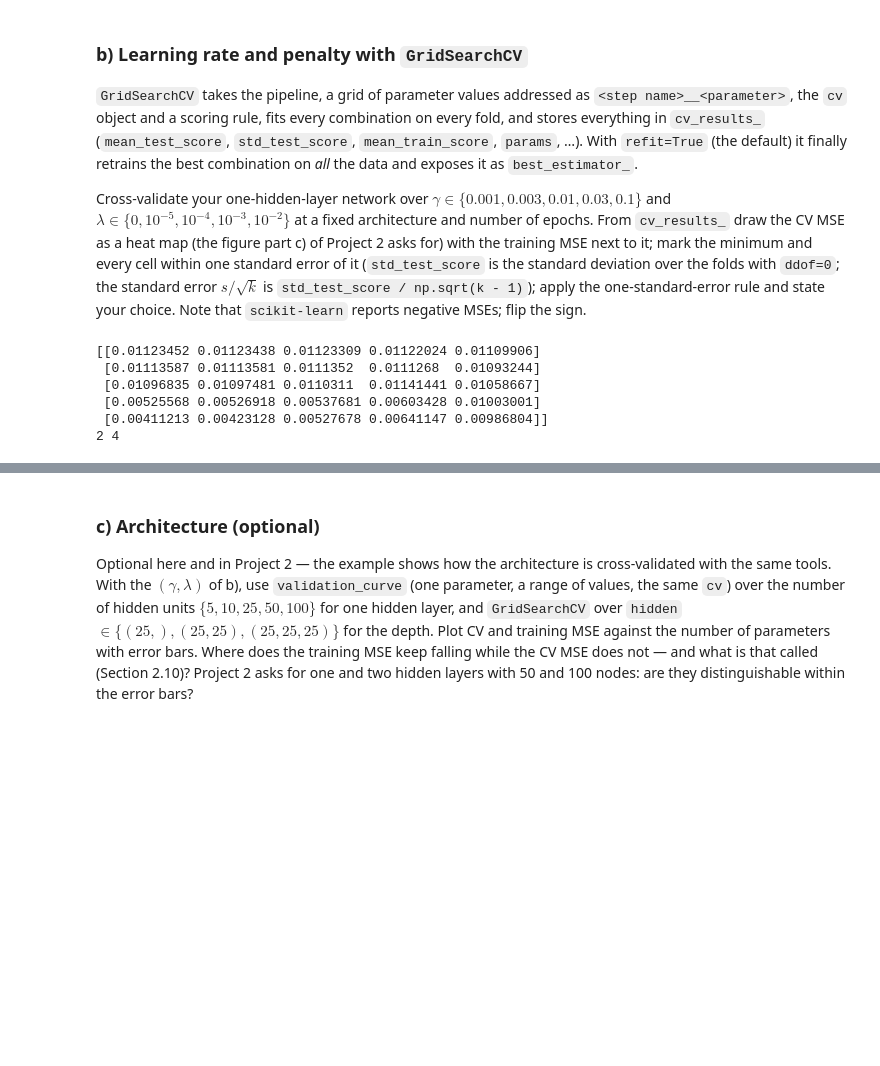
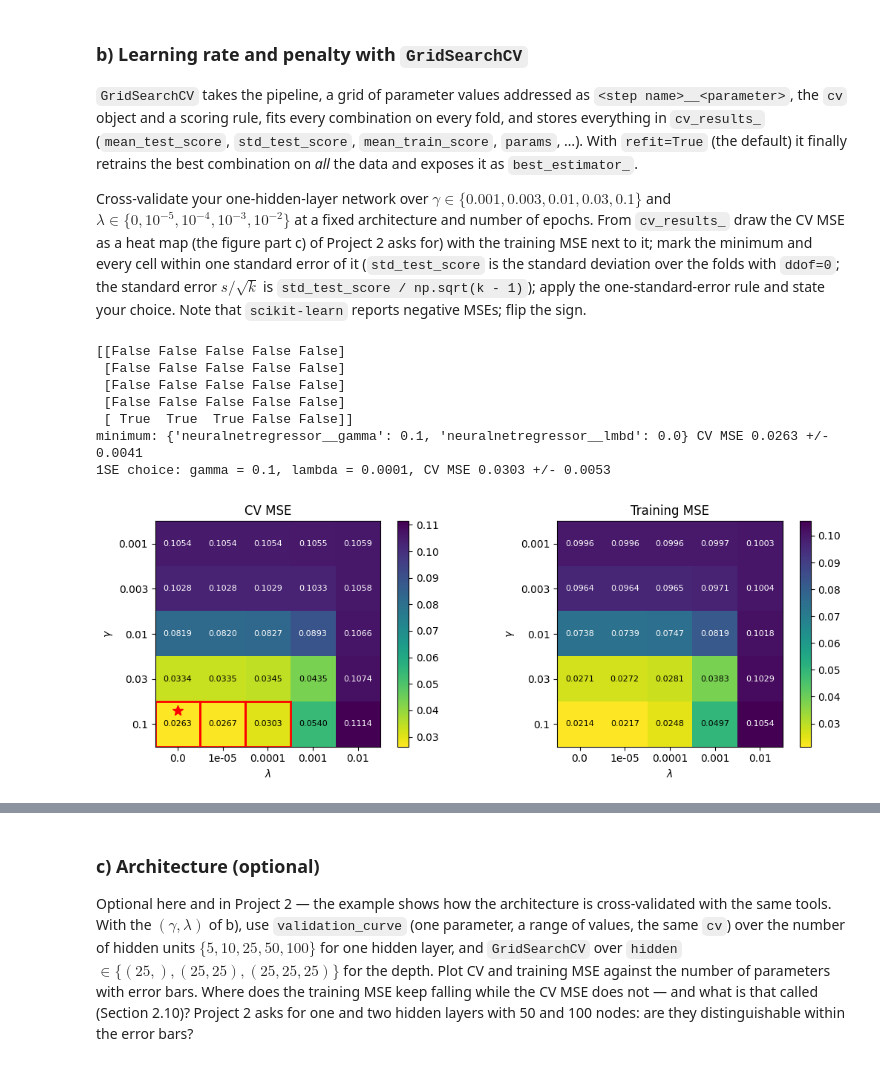
Before and after one commit to carlpd/FYS-STK, a Jupyter notebook: Weekly Excercises/exercisesweek44.ipynb, the cells around one changed output, grey strips where cells are left out. Drawn from its saved outputs; the diff is of its cells as text; code cells hidden in the pictures; blank space fills up the shorter version.

```diff
--- a/Weekly Excercises/exercisesweek44.ipynb
+++ b/Weekly Excercises/exercisesweek44.ipynb
@@ -411,25 +421,52 @@ next to it; mark the minimum and every cell within one standard error of it
 (`std_test_score` is the standard deviation over the folds with `ddof=0`;
 the standard error $s/\sqrt{k}$ is `std_test_score / np.sqrt(k - 1)`); apply the one-standard-error rule and state your choice. Note
 that `scikit-learn` reports negative MSEs; flip the sign.
-# %%
-param_grid = {"neuralnetregressor__gamma": [0.001, 0.003, 0.01, 0.03, 0.1],
-              "neuralnetregressor__lmbd": [0.0, 1e-5, 1e-4, 1e-3, 1e-2]}
-search = GridSearchCV(net, param_grid, cv=cv, scoring="neg_mean_squared_error", return_train_score=True, n_jobs=-1)
-search.fit(X, y)
-results = search.cv_results_          # a dict of arrays, one entry per grid point
-mse = -results["mean_test_score"].reshape(5, 5)
-se = results["std_test_score"].reshape(5, 5) / np.sqrt(cv.get_n_splits() - 1)
-print(se)
-tr = -results["mean_train_score"].reshape(5,5)
-i_best = np.unravel_index(np.argmin(mse), (5,5))
-within = mse <= mse[i_best] + se[i_best]
-cand = [(j, i) for i in range(5) for j in range(5) if within[i, j]]
-j1, i1 = max(cand, key=lambda t: (param_grid["neuralnetregressor__lmbd"][t[0]], -param_grid["neuralnetregressor__gamma"][t[1]]))
-print(j1, i1)
-# %% [output]
-[[0.01123452 0.01123438 0.01123309 0.01122024 0.01109906]
- [0.01113587 0.01113581 0.0111352  0.0111268  0.01093244]
- [0.01096835 0.01097481 0.0110311  0.01141441 0.01058667]
- [0.00525568 0.00526918 0.00537681 0.00603428 0.01003001]
- [0.00411213 0.00423128 0.00527678 0.00641147 0.00986804]]
-2 4
+# %%
+param_grid = {"neuralnetregressor__gamma": [0.001, 0.003, 0.01, 0.03, 0.1],
+              "neuralnetregressor__lmbd": [0.0, 1e-5, 1e-4, 1e-3, 1e-2]}
+search = GridSearchCV(net, param_grid, cv=cv, scoring="neg_mean_squared_error", return_train_score=True, n_jobs=-1)
+search.fit(X, y)
+results = search.cv_results_          # a dict of arrays, one entry per grid point
+k = 5
+gammas = param_grid["neuralnetregressor__gamma"]
+lmbds = param_grid["neuralnetregressor__lmbd"]
+mse = -results["mean_test_score"].reshape(5, 5)   # rows = gamma, columns = lambda
+se = results["std_test_score"].reshape(5, 5) / np.sqrt(k - 1)
+tr = -results["mean_train_score"].reshape(5,5)
+i_best = np.unravel_index(np.argmin(mse), (5,5))
+within = mse <= mse[i_best] + se[i_best]
+print(within)
+# 1SE rule: largest lambda inside one SE, if several then smallest gamma
+cand = [(j, i) for i in range(5) for j in range(5) if within[i, j]]
+j1, i1 = max(cand, key=lambda t: (lmbds[t[0]], -gammas[t[1]]))
+print("minimum:", search.best_params_, f"CV MSE {mse[i_best]:.4f} +/- {se[i_best]:.4f}")
+print(f"1SE choice: gamma = {gammas[i1]}, lambda = {lmbds[j1]}, CV MSE {mse[i1, j1]:.4f} +/- {se[i1, j1]:.4f}")
+
+fig, ax = plt.subplots(1, 2, figsize=(11, 4))
+for a, data, title in zip(ax, [mse, tr], ["CV MSE", "Training MSE"]):
+    im = a.imshow(data, cmap="viridis_r")
+    for i in range(5):
+        for j in range(5):
+            a.text(j, i, f"{data[i, j]:.4f}", ha="center", va="center", fontsize=8,
+                   color="w" if data[i, j] > data.mean() else "k")
+    a.set_xticks(range(5), lmbds)
+    a.set_yticks(range(5), gammas)
+    a.set_xlabel(r"$\lambda$")
+    a.set_ylabel(r"$\gamma$")
+    a.set_title(title)
+    fig.colorbar(im, ax=a)
+# red boxes = within one SE of the minimum, star = minimum
+for j, i in cand:
+    ax[0].add_patch(plt.Rectangle((j - 0.5, i - 0.5), 1, 1, fill=False, ec="r", lw=2))
+ax[0].plot(i_best[1], i_best[0] - 0.3, "r*", ms=10)
+plt.tight_layout()
+plt.show()
+# %% [output]
+[[False False False False False]
+ [False False False False False]
+ [False False False False False]
+ [False False False False False]
+ [ True  True  True False False]]
+minimum: {'neuralnetregressor__gamma': 0.1, 'neuralnetregressor__lmbd': 0.0} CV MSE 0.0263 +/- 0.0041
+1SE choice: gamma = 0.1, lambda = 0.0001, CV MSE 0.0303 +/- 0.0053
+[figure, added]
```
Also changed, not shown: parts of 21 cells of this notebook.
